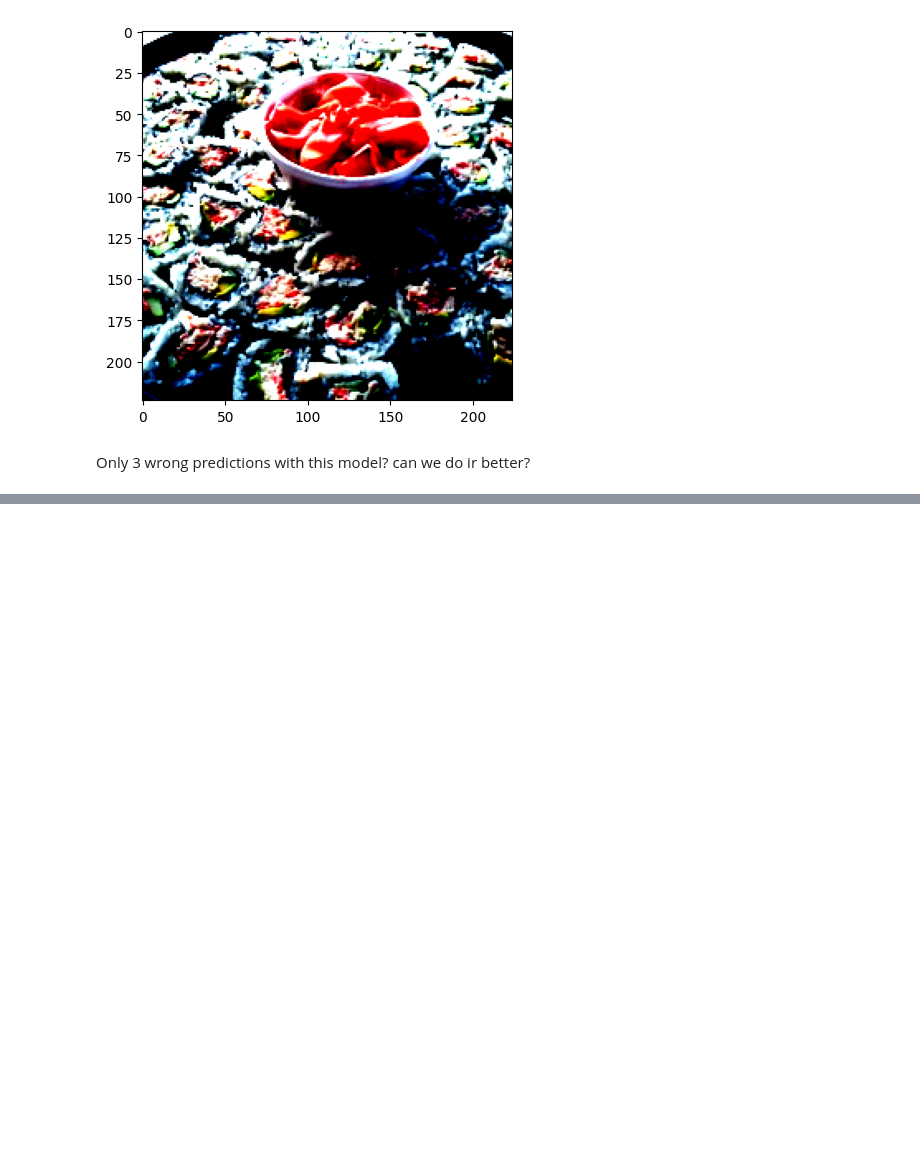
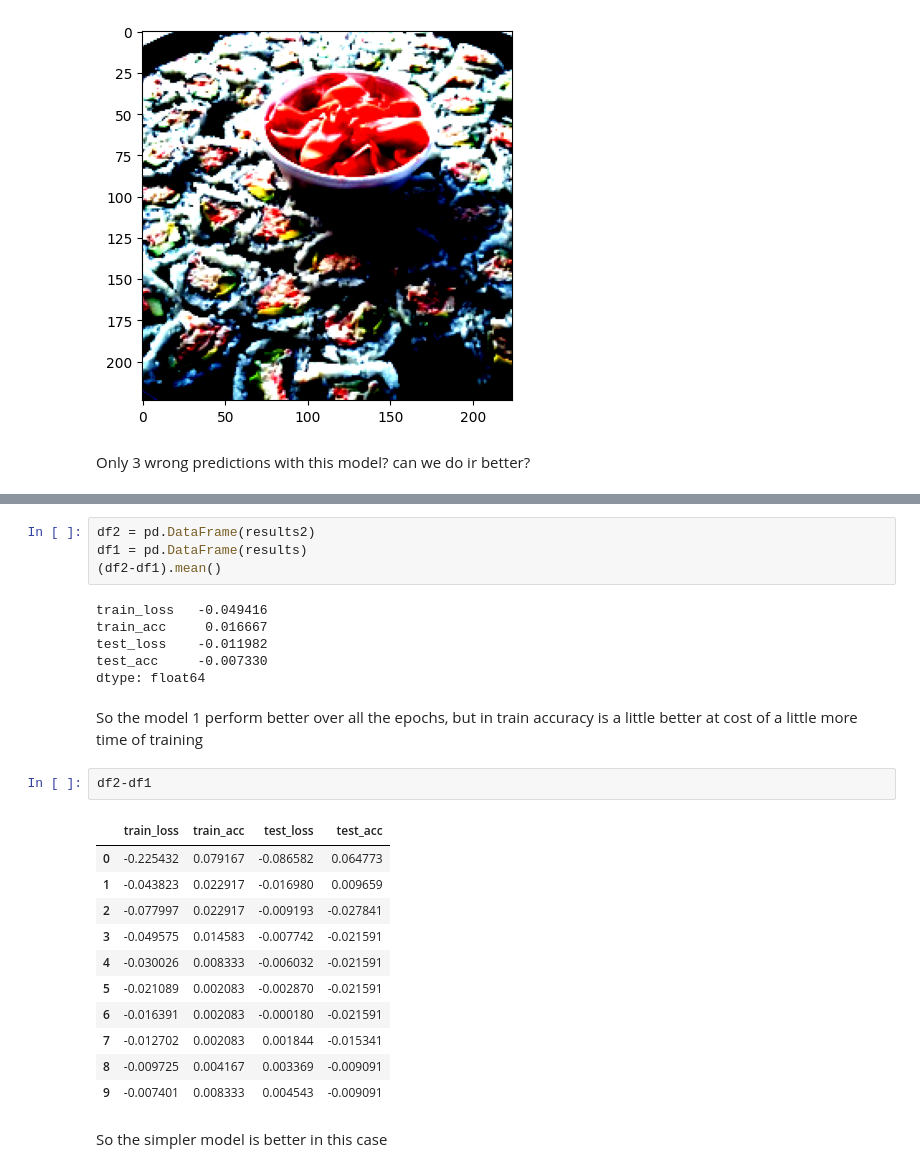
Before and after one commit to Astolfo2332/dpl_notes, a Jupyter notebook: Pytorch/Pre_trained_models.ipynb, the cells around one changed output, grey strips where cells are left out. Drawn from its saved outputs; the diff is of its cells as text; blank space fills up the shorter version.

```diff
--- a/Pytorch/Pre_trained_models.ipynb
+++ b/Pytorch/Pre_trained_models.ipynb
@@ -433,0 +673,28 @@ Only 3 wrong predictions with this model? can we do ir better?
+# %%
+df2 = pd.DataFrame(results2)
+df1 = pd.DataFrame(results)
+(df2-df1).mean()
+# %% [output]
+train_loss   -0.049416
+train_acc     0.016667
+test_loss    -0.011982
+test_acc     -0.007330
+dtype: float64
+# %% [markdown]
+So the model 1 perform better over all the epochs, but in train accuracy is a little better at cost of a little more time of training
+# %%
+df2-df1
+# %% [output]
+|  | train_loss | train_acc | test_loss | test_acc |
+| 0 | -0.225432 | 0.079167 | -0.086582 | 0.064773 |
+| 1 | -0.043823 | 0.022917 | -0.016980 | 0.009659 |
+| 2 | -0.077997 | 0.022917 | -0.009193 | -0.027841 |
+| 3 | -0.049575 | 0.014583 | -0.007742 | -0.021591 |
+| 4 | -0.030026 | 0.008333 | -0.006032 | -0.021591 |
+| 5 | -0.021089 | 0.002083 | -0.002870 | -0.021591 |
+| 6 | -0.016391 | 0.002083 | -0.000180 | -0.021591 |
+| 7 | -0.012702 | 0.002083 | 0.001844 | -0.015341 |
+| 8 | -0.009725 | 0.004167 | 0.003369 | -0.009091 |
+| 9 | -0.007401 | 0.008333 | 0.004543 | -0.009091 |
+# %% [markdown]
+So the simpler model is better in this case
```
Also changed, not shown: parts of 21 cells of this notebook.
